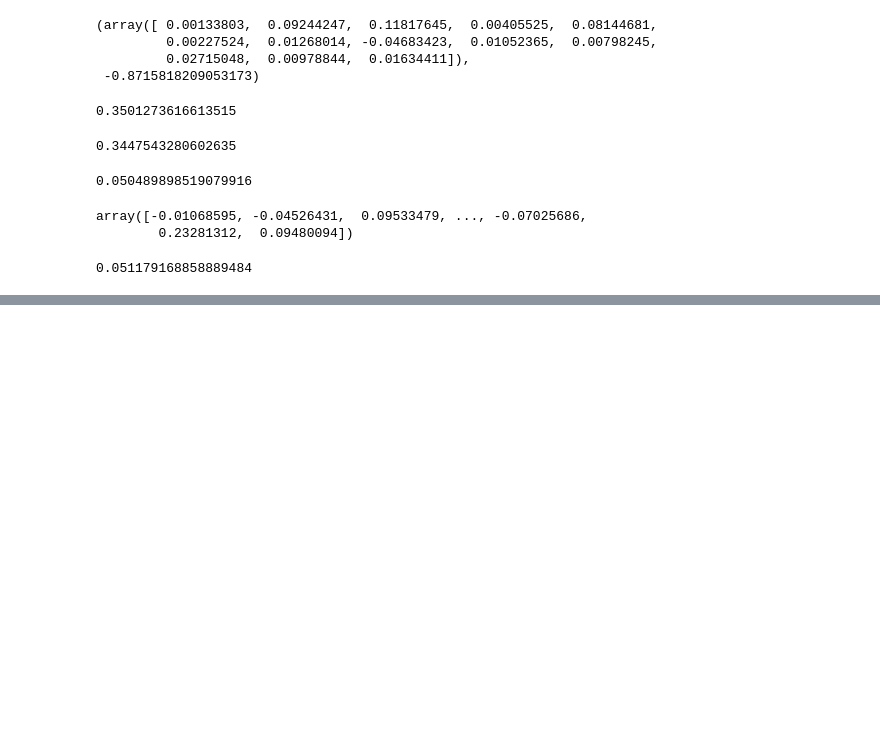
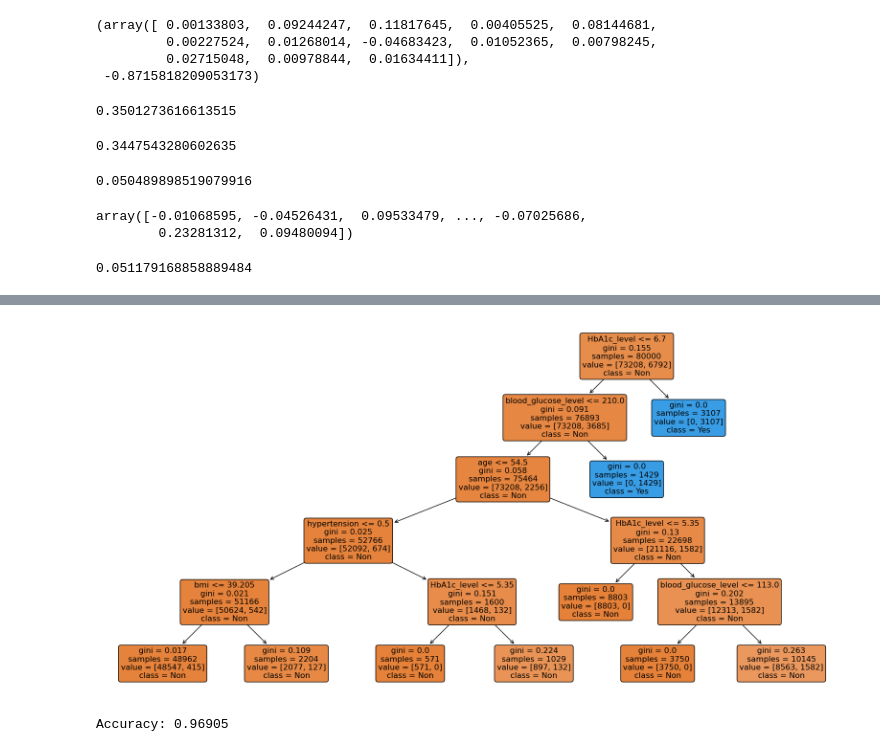
Before and after one commit to sabasaid1/projectML, a Jupyter notebook: MLProject1.ipynb, the cells around one changed output, grey strips where cells are left out. Cells and saved outputs as stored; diff of their text form; code cells hidden in the pictures; blank space fills up the shorter version.

```diff
--- a/MLProject1.ipynb
+++ b/MLProject1.ipynb
@@ -261,0 +439,34 @@ mean_squared_error(y_hat, y_test)
+# %%
+import pandas as pd
+from sklearn.tree import DecisionTreeClassifier
+from sklearn.tree import plot_tree
+import matplotlib.pyplot as plt
+%matplotlib inline
+#Data Pipline
+from sklearn.pipeline import Pipeline
+
+
+clf = DecisionTreeClassifier(random_state = 42,max_depth=5,criterion='gini', min_samples_split=50)
+clf.fit(X_train,y_train)
+
+plt.figure(figsize=(20, 10))
+plot_tree(clf,
+         feature_names=list(data.columns),
+         class_names=["Non", "Yes"],
+         filled=True,
+         rounded=True
+         )
+
+plt.show()
+# %% [output]
+[figure, added]
+# %%
+
+#Predict the response for test dataset
+from sklearn import metrics
+y_pred = clf.predict(X_test)
+
+# Model Accuracy, how often is the classifier correct?
+print("Accuracy:",metrics.accuracy_score(y_test, y_pred))
+# %% [output]
+Accuracy: 0.96905
```
Also changed, not shown: parts of 46 cells of this notebook, 5 other files.
